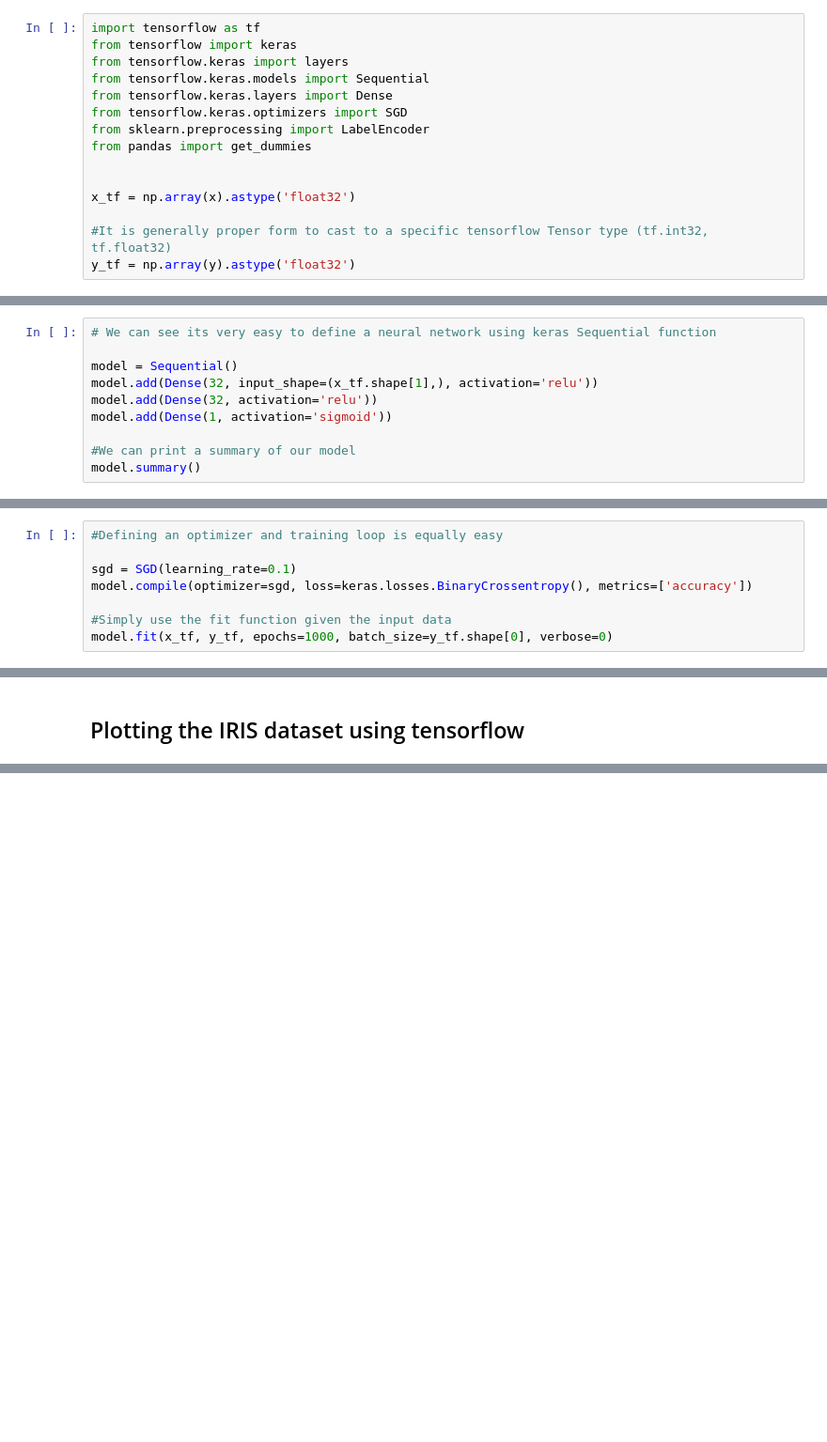
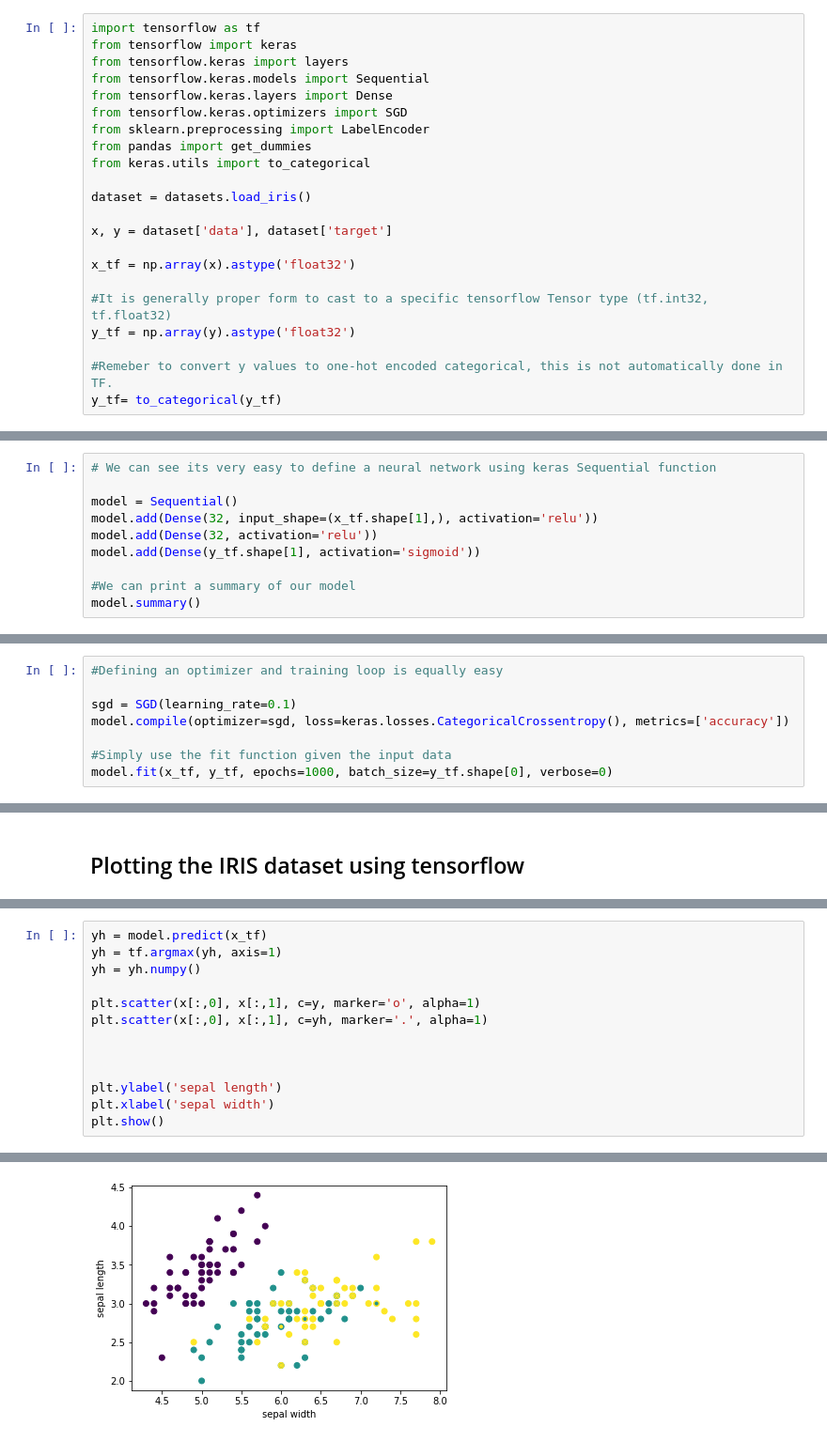
Before and after one commit to yueliyl/gec_intro2ml, a Jupyter notebook: AutoDiffMLP.ipynb, the cells around one changed output, grey strips where cells are left out. Shown at 94% size. Drawn from its saved outputs; the diff is of its cells as text; blank space fills up the shorter version.

```diff
--- a/AutoDiffMLP.ipynb
+++ b/AutoDiffMLP.ipynb
@@ -112,12 +249,19 @@ from tensorflow.keras.layers import Dense
 from tensorflow.keras.optimizers import SGD
 from sklearn.preprocessing import LabelEncoder
 from pandas import get_dummies
+from keras.utils import to_categorical
 
+dataset = datasets.load_iris()
+
+x, y = dataset['data'], dataset['target']
 
 x_tf = np.array(x).astype('float32')
 
 #It is generally proper form to cast to a specific tensorflow Tensor type (tf.int32, tf.float32)
 y_tf = np.array(y).astype('float32')
+
+#Remeber to convert y values to one-hot encoded categorical, this is not automatically done in TF.
+y_tf= to_categorical(y_tf)
 # %% [markdown]
 ## Model definition in Tensorflow
 
@@ -128,7 +272,7 @@ We can easily define a model as a `Sequential` object in keras and add `Dense` (
 model = Sequential()
 model.add(Dense(32, input_shape=(x_tf.shape[1],), activation='relu'))
 model.add(Dense(32, activation='relu'))
-model.add(Dense(1, activation='sigmoid'))
+model.add(Dense(y_tf.shape[1], activation='sigmoid'))
 
 #We can print a summary of our model
 model.summary()
@@ -156,7 +300,7 @@ It is now easy to see that we can define an optimizer similarly to pytorch.  the
 #Defining an optimizer and training loop is equally easy
 
 sgd = SGD(learning_rate=0.1)
-model.compile(optimizer=sgd, loss=keras.losses.BinaryCrossentropy(), metrics=['accuracy'])
+model.compile(optimizer=sgd, loss=keras.losses.CategoricalCrossentropy(), metrics=['accuracy'])
 
 #Simply use the fit function given the input data
 model.fit(x_tf, y_tf, epochs=1000, batch_size=y_tf.shape[0], verbose=0)
@@ -190,0 +311,14 @@ plt.show()
+# %%
+yh = model.predict(x_tf)
+yh = tf.argmax(yh, axis=1)
+yh = yh.numpy()
+
+plt.scatter(x[:,0], x[:,1], c=y, marker='o', alpha=1)
+plt.scatter(x[:,0], x[:,1], c=yh, marker='.', alpha=1)
+
+
+
+plt.ylabel('sepal length')
+plt.xlabel('sepal width')
+plt.show()
+# %% [output]
@@ -190,0 +326 @@ plt.show()
+[figure, added]
```
Also changed, not shown: parts of 16 cells of this notebook.
